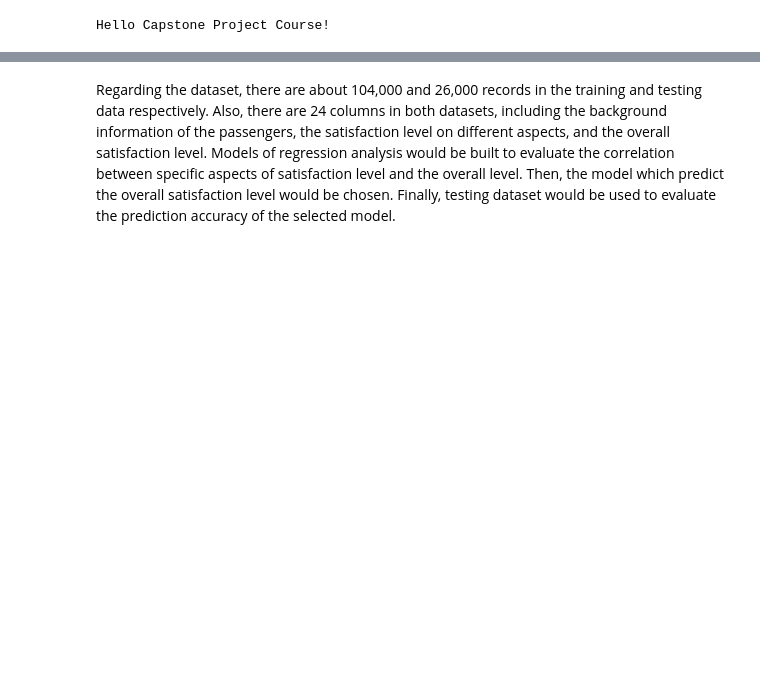
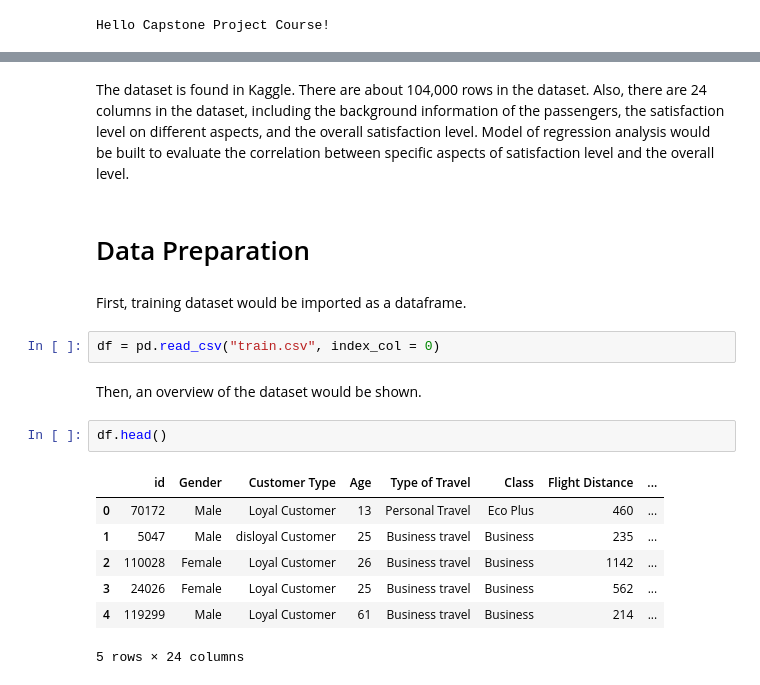
Before and after one commit to timsiu424/Coursera_Capstone, a Jupyter notebook: Capstone Project.ipynb, the cells around one changed output, grey strips where cells are left out. Saved outputs shown, nothing was run; the diff lists cells and outputs as text; blank space fills up the shorter version.

```diff
--- a/Capstone Project.ipynb
+++ b/Capstone Project.ipynb
@@ -17,2 +17,20 @@ Data
 # %% [markdown]
-Regarding the dataset, there are about 104,000 and 26,000 records in the training and testing data respectively. Also, there are 24 columns in both datasets, including the background information of the passengers, the satisfaction level on different aspects, and the overall satisfaction level. Models of regression analysis would be built to evaluate the correlation between specific aspects of satisfaction level and the overall level. Then, the model which predict the overall satisfaction level would be chosen. Finally, testing dataset would be used to evaluate the prediction accuracy of the selected model.
+The dataset is found in Kaggle. There are about 104,000 rows in the dataset. Also, there are 24 columns in the dataset, including the background information of the passengers, the satisfaction level on different aspects, and the overall satisfaction level. Model of regression analysis would be built to evaluate the correlation between specific aspects of satisfaction level and the overall level.
+# %% [markdown]
+# Data Preparation
+# %% [markdown]
+First, training dataset would be imported as a dataframe.
+# %%
+df = pd.read_csv("train.csv", index_col = 0)
+# %% [markdown]
+Then, an overview of the dataset would be shown.
+# %%
+df.head()
+# %% [output]
+|  | id | Gender | Customer Type | Age | Type of Travel | Class | Flight Distance | ... |
+| 0 | 70172 | Male | Loyal Customer | 13 | Personal Travel | Eco Plus | 460 | ... |
+| 1 | 5047 | Male | disloyal Customer | 25 | Business travel | Business | 235 | ... |
+| 2 | 110028 | Female | Loyal Customer | 26 | Business travel | Business | 1142 | ... |
+| 3 | 24026 | Female | Loyal Customer | 25 | Business travel | Business | 562 | ... |
+| 4 | 119299 | Male | Loyal Customer | 61 | Business travel | Business | 214 | ... |
+5 rows × 24 columns
```
Also changed, not shown: parts of 37 cells of this notebook, 2 other files.
